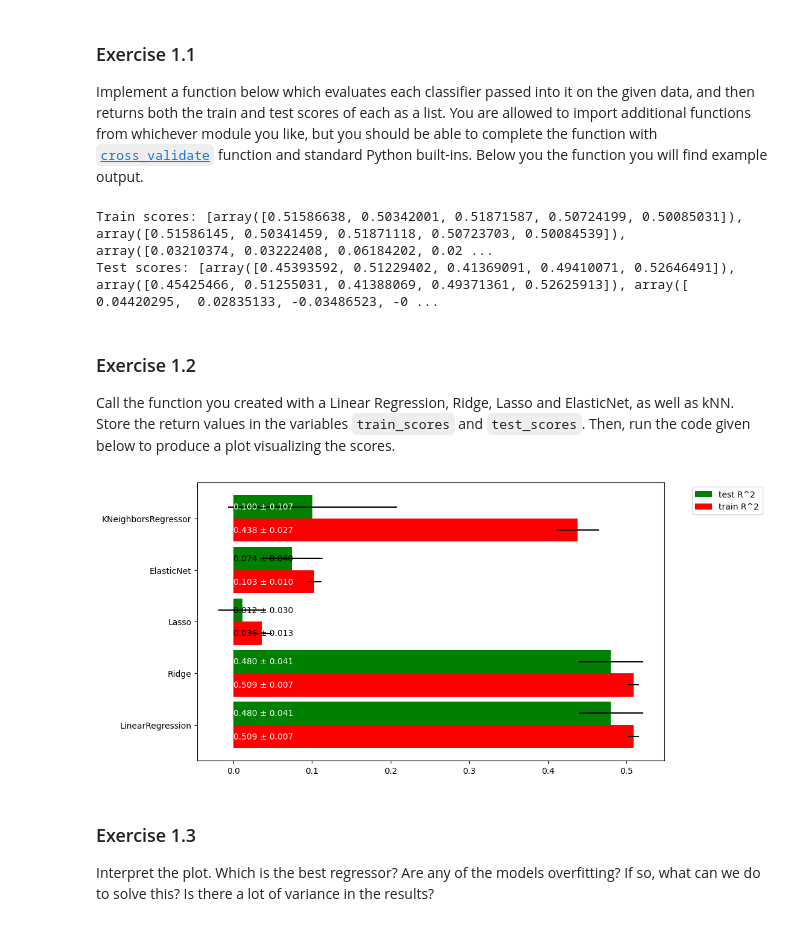
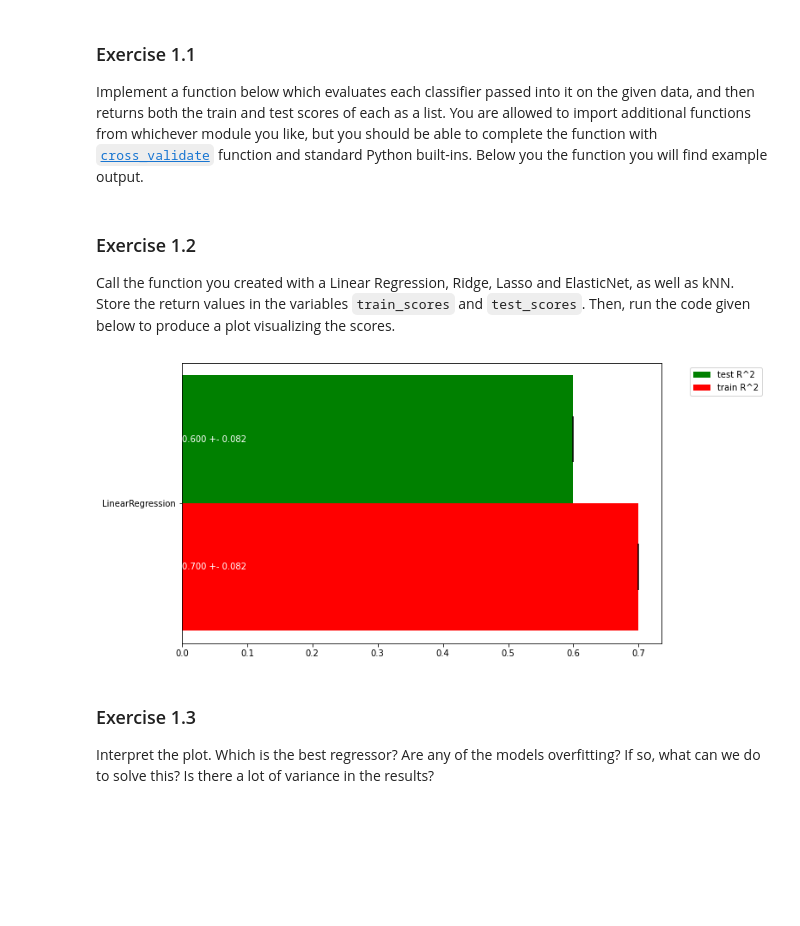
Before and after one commit to ViteTTT/Lab1-linear-models, a Jupyter notebook: labs/Lab 1a - Linear Models for Regression.ipynb, the cells around one changed output. Drawn from its saved outputs; the diff is of its cells as text; code cells hidden in the pictures; blank space fills up the shorter version.

```diff
--- a/labs/Lab 1a - Linear Models for Regression.ipynb
+++ b/labs/Lab 1a - Linear Models for Regression.ipynb
@@ -60,37 +78,3 @@ It is clear that $NO_2$ concentrations depend on a combination of these features
 # %% [markdown]
 ### Exercise 1.1
 Implement a function below which evaluates each classifier passed into it on the given data, and then returns both the train and test scores of each as a list. You are allowed to import additional functions from whichever module you like, but you should be able to complete the function with [`cross_validate`](https://scikit-learn.org/stable/modules/generated/sklearn.model_selection.cross_validate.html) function and standard Python built-ins. Below you the function you will find example output.
-# %%
-from sklearn.linear_model import LinearRegression, Ridge, Lasso, ElasticNet
-from sklearn.neighbors import KNeighborsRegressor
-
-def evaluate_learners(models, X, y):
-    """
-    Given a list of models [model1, model2, ..., modelN], return two lists:
-    - train_scores: list of train scores (per fold) for each model
-    - test_scores: list of test scores (per fold) for each model
-    """
-    train_scores = []
-    test_scores = []
-
-    for model in models:
-        cv_results = cross_validate(
-            model, X, y,
-            cv=5,
-            return_train_score=True
-        )
-        train_scores.append(cv_results['train_score'])
-        test_scores.append(cv_results['test_score'])
-
-    return train_scores, test_scores
-
-train_scores, test_scores = evaluate_learners(
-    [LinearRegression(), Ridge(), Lasso(), ElasticNet(), KNeighborsRegressor()],
-    X, y
-)
-
-print("Train scores:", train_scores)
-print("Test scores:", test_scores)
-# %% [output]
-Train scores: [array([0.51586638, 0.50342001, 0.51871587, 0.50724199, 0.50085031]), array([0.51586145, 0.50341459, 0.51871118, 0.50723703, 0.50084539]), array([0.03210374, 0.03222408, 0.06184202, 0.02 ...
-Test scores: [array([0.45393592, 0.51229402, 0.41369091, 0.49410071, 0.52646491]), array([0.45425466, 0.51255031, 0.41388069, 0.49371361, 0.52625913]), array([ 0.04420295,  0.02835133, -0.03486523, -0 ...
@@ -99,39 +101,30 @@ Test scores: [array([0.45393592, 0.51229402, 0.41369091, 0.49410071, 0.52646491]
 Call the function you created with a Linear Regression, Ridge, Lasso and ElasticNet, as well as kNN.
 Store the return values in the variables `train_scores` and `test_scores`. Then, run the code given below to produce a plot visualizing the scores.
 # %%
-import numpy as np
-import matplotlib.pyplot as plt
-from sklearn.linear_model import LinearRegression, Ridge, Lasso, ElasticNet
-from sklearn.neighbors import KNeighborsRegressor
+from sklearn.linear_model import LinearRegression
 
 # Dummy code. Replace with the actual classifiers and scores
-models = [LinearRegression(), Ridge(), Lasso(), ElasticNet(), KNeighborsRegressor()]
-
-train_scores, test_scores = evaluate_learners(models, X, y)
+models = [LinearRegression()]
+train_scores, test_scores = [[0.6,0.7,0.8]], [[0.5,0.6,0.7]]
 # %%
 # Plot a bar chart of the train and test scores of all the classifiers, including the variance as error bars
 fig, ax = plt.subplots(figsize=(10,6))
 width=0.45
 
 ax.barh(np.arange(len(train_scores)), np.mean(test_scores, axis=1), width,
-        xerr=np.std(test_scores, axis=1), color='green', label='test R^2')
+        yerr= np.std(test_scores, axis=1), color='green', label='test R^2')
 ax.barh(np.arange(len(train_scores))-width, np.mean(train_scores, axis=1), width,
-        xerr=np.std(train_scores, axis=1), color='red', label='train R^2')
-
-for i, (te, tr) in enumerate(zip(test_scores, train_scores)):
-    ax.text(0, i, "{:.3f} ± {:.3f}".format(np.mean(te), np.std(te)),
-            color='white' if np.mean(te)>0.1 else 'black', va='center')
-    ax.text(0, i-width, "{:.3f} ± {:.3f}".format(np.mean(tr), np.std(tr)),
-            color='white' if np.mean(tr)>0.1 else 'black', va='center')
-
-labels = [c.__class__.__name__ if not hasattr(c, 'steps')
-          else c.steps[0][0] + "_" + c.steps[1][0] for c in models]
+        yerr= np.std(train_scores, axis=1), color='red', label='train R^2')
+for i, te, tr in zip(np.arange(len(train_scores)),test_scores,train_scores):
+    ax.text(0, i, "{:.3f} +- {:.3f}".format(np.mean(te),np.std(te)), color=('white' if np.mean(te)>0.1 else 'black'), va='center')
+    ax.text(0, i-width, "{:.3f} +- {:.3f}".format(np.mean(tr),np.std(tr)), color=('white' if np.mean(tr)>0.1 else 'black'), va='center')
+labels = [c.__class__.__name__ if not hasattr(c, 'steps') else c.steps[0][0] + "_" + c.steps[1][0] for c in models]
 ax.set(yticks=np.arange(len(train_scores))-width/2, yticklabels=labels)
 ax.legend(bbox_to_anchor=(1.05, 1), loc=2)
 
 plt.show()
 # %% [output]
-[figure, old version]
+[figure, new version]
 # %% [markdown]
 ### Exercise 1.3
 Interpret the plot. Which is the best regressor? Are any of the models overfitting? If so, what can we do to solve this? Is there a lot of variance in the results?
```
Also changed, not shown: parts of 3 cells of this notebook.
